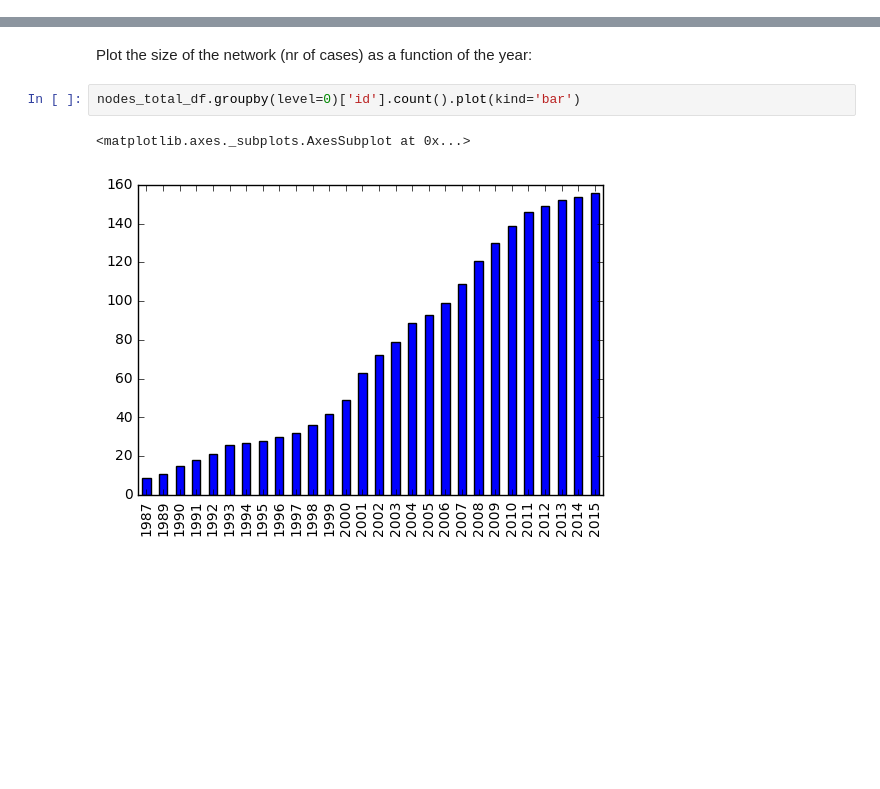
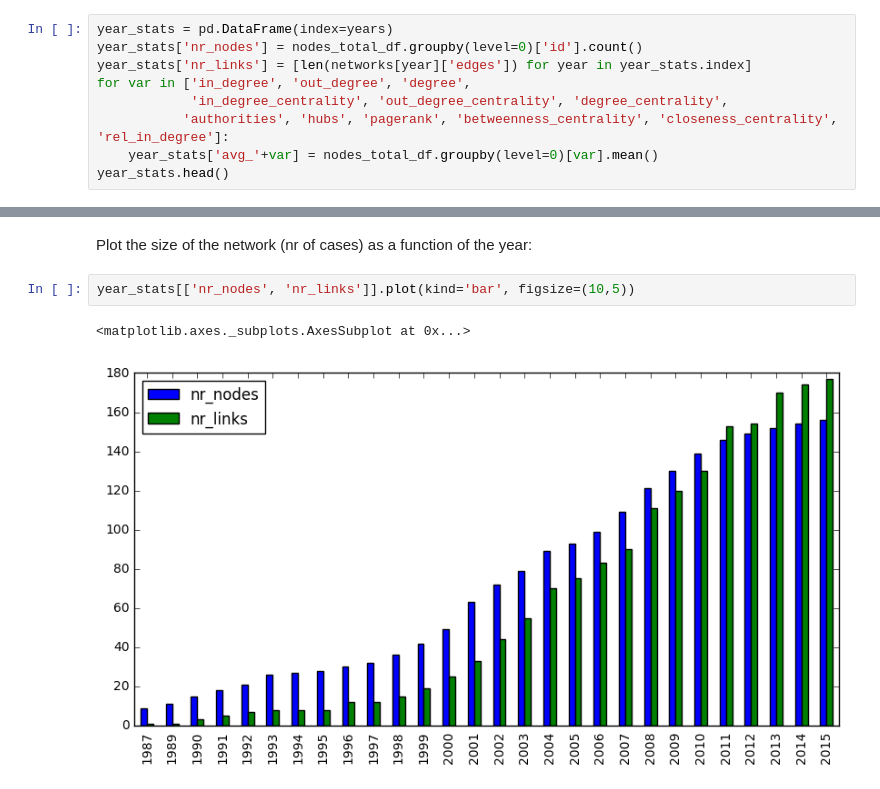
Before and after one commit to caselawanalytics/CaseLawAnalytics, a Jupyter notebook: notebooks/TimeAnalysis.ipynb, the cells around one changed output, grey strips where cells are left out. Saved outputs shown, nothing was run; the diff lists cells and outputs as text; blank space fills up the shorter version.

```diff
--- a/notebooks/TimeAnalysis.ipynb
+++ b/notebooks/TimeAnalysis.ipynb
@@ -99,0 +53,9 @@ nodes_total_df
+# %%
+year_stats = pd.DataFrame(index=years)
+year_stats['nr_nodes'] = nodes_total_df.groupby(level=0)['id'].count()
+year_stats['nr_links'] = [len(networks[year]['edges']) for year in year_stats.index]
+for var in ['in_degree', 'out_degree', 'degree',
+            'in_degree_centrality', 'out_degree_centrality', 'degree_centrality',
+           'authorities', 'hubs', 'pagerank', 'betweenness_centrality', 'closeness_centrality', 'rel_in_degree']:
+    year_stats['avg_'+var] = nodes_total_df.groupby(level=0)[var].mean()
+year_stats.head()
@@ -100,7 +69,7 @@ nodes_total_df
 # %% [markdown]
 Plot the size of the network (nr of cases) as a function of the year:
-# %%
-nodes_total_df.groupby(level=0)['id'].count().plot(kind='bar')
-# %% [output]
-<matplotlib.axes._subplots.AxesSubplot at 0x...>
-[figure, removed]
+# %%
+year_stats[['nr_nodes', 'nr_links']].plot(kind='bar', figsize=(10,5))
+# %% [output]
+<matplotlib.axes._subplots.AxesSubplot at 0x...>
+[figure, added]
```
Also changed, not shown: parts of 12 cells of this notebook.
